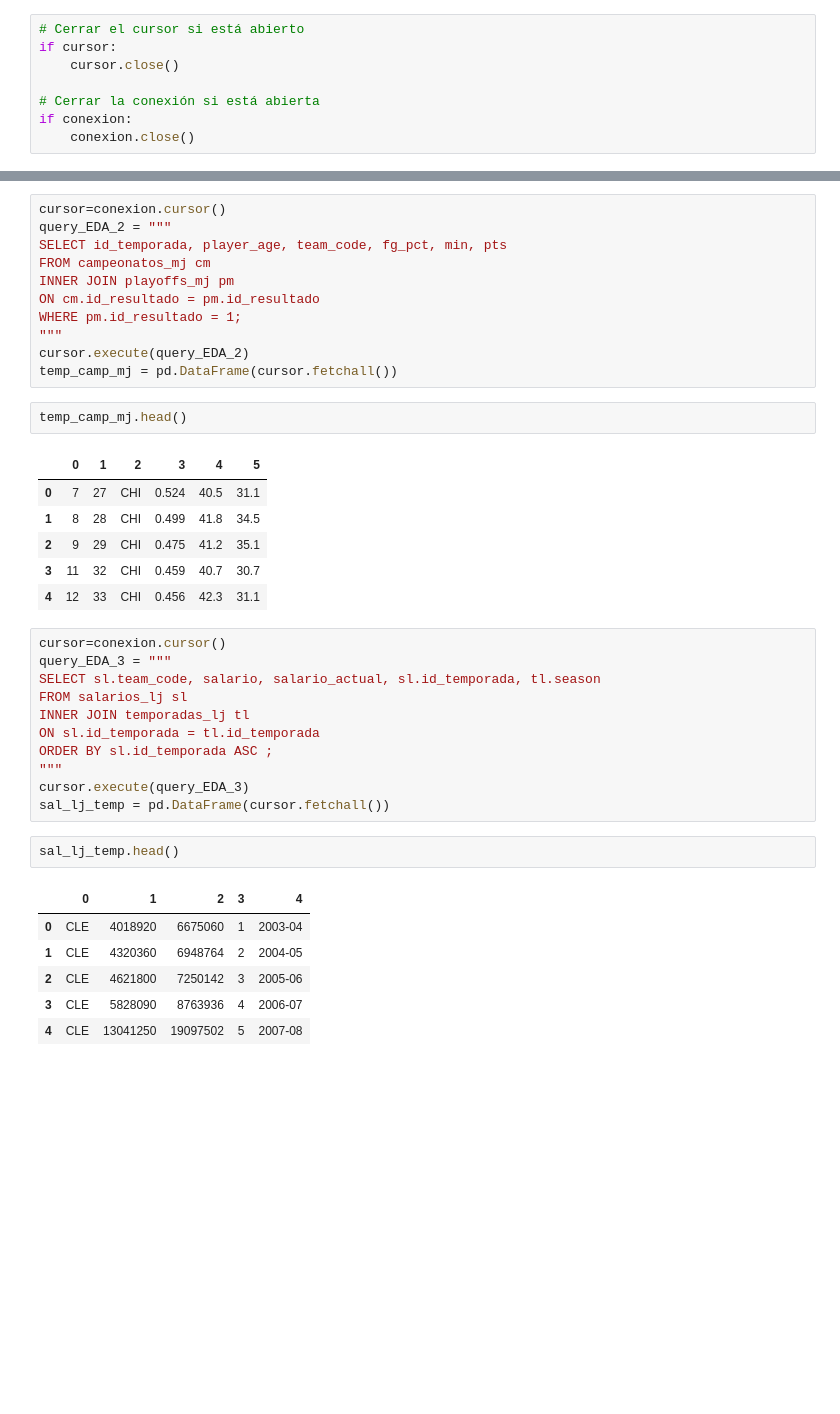
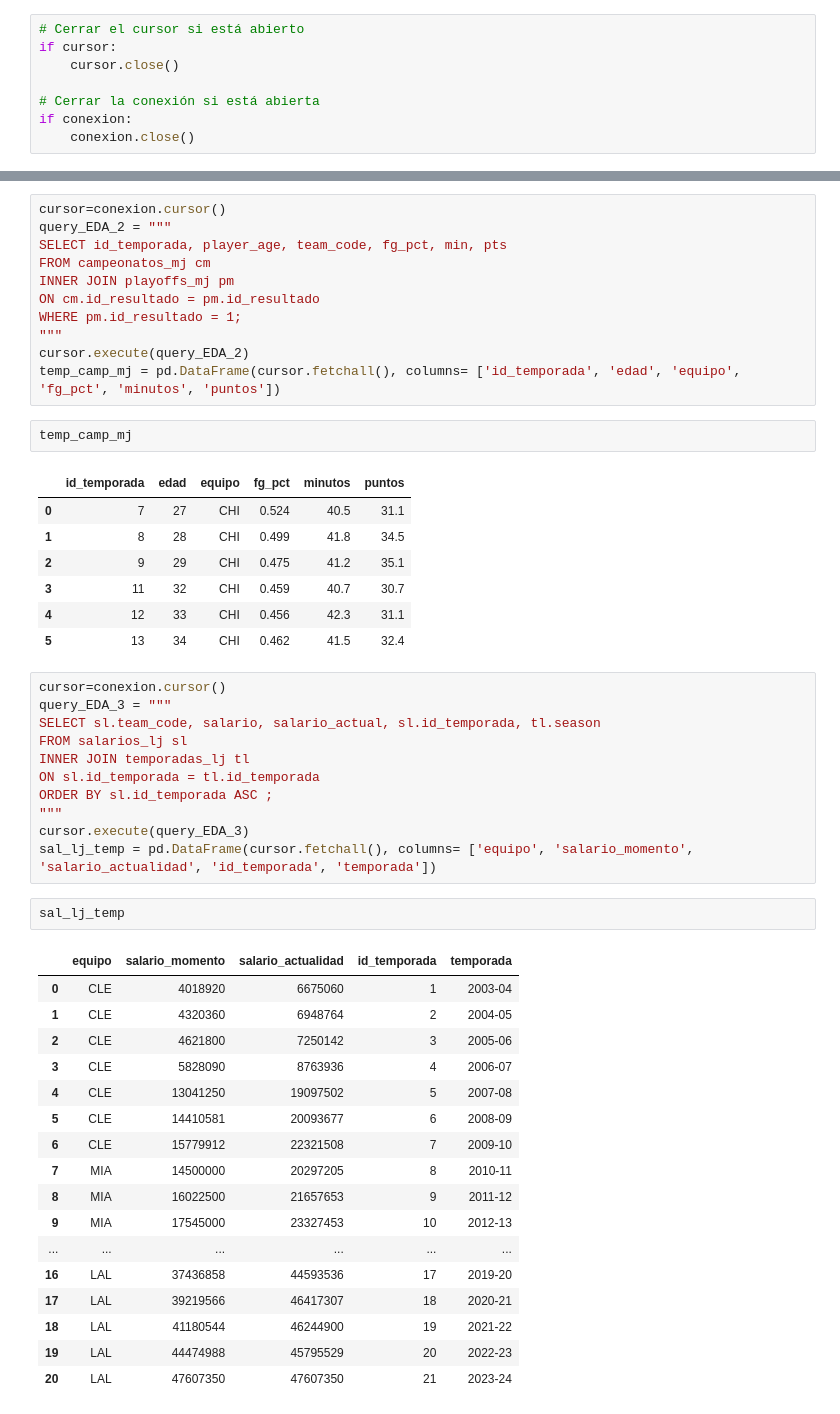
Before and after one commit to ngcarvajall/Proyecto5-GOAT_MJ_LJ, a Jupyter notebook: Notebooks/Loading.ipynb, the cells around one changed output, grey strips where cells are left out. Cells and saved outputs as stored; diff of their text form; blank space fills up the shorter version.

```diff
--- a/Notebooks/Loading.ipynb
+++ b/Notebooks/Loading.ipynb
@@ -525,16 +524,17 @@ ON cm.id_resultado = pm.id_resultado
 WHERE pm.id_resultado = 1;
 """
 cursor.execute(query_EDA_2)
-temp_camp_mj = pd.DataFrame(cursor.fetchall())
+temp_camp_mj = pd.DataFrame(cursor.fetchall(), columns= ['id_temporada', 'edad', 'equipo', 'fg_pct', 'minutos', 'puntos'])
 # %%
-temp_camp_mj.head()
+temp_camp_mj
 # %% [output]
-|  | 0 | 1 | 2 | 3 | 4 | 5 |
+|  | id_temporada | edad | equipo | fg_pct | minutos | puntos |
 | 0 | 7 | 27 | CHI | 0.524 | 40.5 | 31.1 |
 | 1 | 8 | 28 | CHI | 0.499 | 41.8 | 34.5 |
 | 2 | 9 | 29 | CHI | 0.475 | 41.2 | 35.1 |
 | 3 | 11 | 32 | CHI | 0.459 | 40.7 | 30.7 |
 | 4 | 12 | 33 | CHI | 0.456 | 42.3 | 31.1 |
+| 5 | 13 | 34 | CHI | 0.462 | 41.5 | 32.4 |
 # %%
 cursor=conexion.cursor()
 query_EDA_3 = """
@@ -545,16 +545,27 @@ ON sl.id_temporada = tl.id_temporada
 ORDER BY sl.id_temporada ASC ;
 """
 cursor.execute(query_EDA_3)
-sal_lj_temp = pd.DataFrame(cursor.fetchall())
+sal_lj_temp = pd.DataFrame(cursor.fetchall(), columns= ['equipo', 'salario_momento', 'salario_actualidad', 'id_temporada', 'temporada'])
 # %%
-sal_lj_temp.head()
+sal_lj_temp
 # %% [output]
-|  | 0 | 1 | 2 | 3 | 4 |
+|  | equipo | salario_momento | salario_actualidad | id_temporada | temporada |
 | 0 | CLE | 4018920 | 6675060 | 1 | 2003-04 |
 | 1 | CLE | 4320360 | 6948764 | 2 | 2004-05 |
 | 2 | CLE | 4621800 | 7250142 | 3 | 2005-06 |
 | 3 | CLE | 5828090 | 8763936 | 4 | 2006-07 |
 | 4 | CLE | 13041250 | 19097502 | 5 | 2007-08 |
+| 5 | CLE | 14410581 | 20093677 | 6 | 2008-09 |
+| 6 | CLE | 15779912 | 22321508 | 7 | 2009-10 |
+| 7 | MIA | 14500000 | 20297205 | 8 | 2010-11 |
+| 8 | MIA | 16022500 | 21657653 | 9 | 2011-12 |
+| 9 | MIA | 17545000 | 23327453 | 10 | 2012-13 |
+| ... | ... | ... | ... | ... | ... |
+| 16 | LAL | 37436858 | 44593536 | 17 | 2019-20 |
+| 17 | LAL | 39219566 | 46417307 | 18 | 2020-21 |
+| 18 | LAL | 41180544 | 46244900 | 19 | 2021-22 |
+| 19 | LAL | 44474988 | 45795529 | 20 | 2022-23 |
+| 20 | LAL | 47607350 | 47607350 | 21 | 2023-24 |
 # %%
 cursor=conexion.cursor()
 query_EDA_4 = """
```
Also changed, not shown: parts of 39 cells of this notebook, 2 other files.
